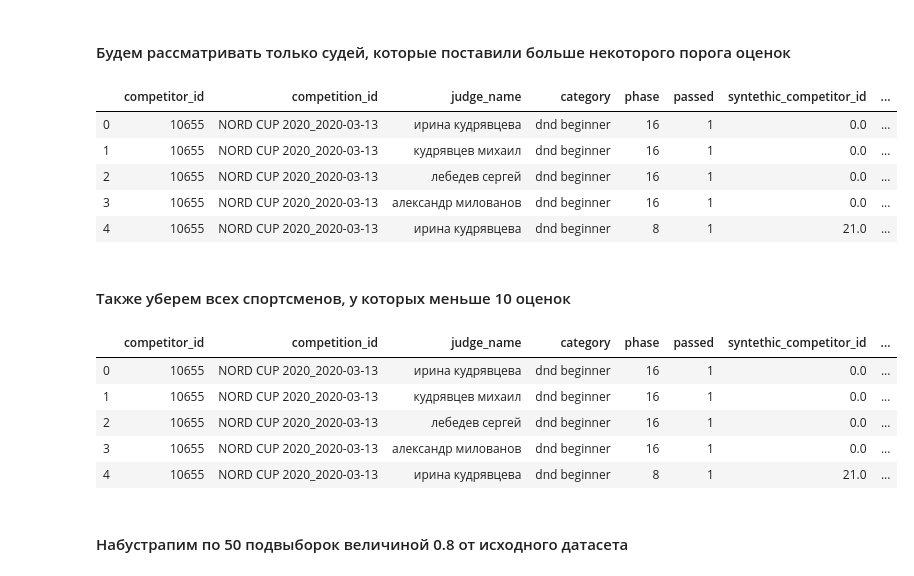
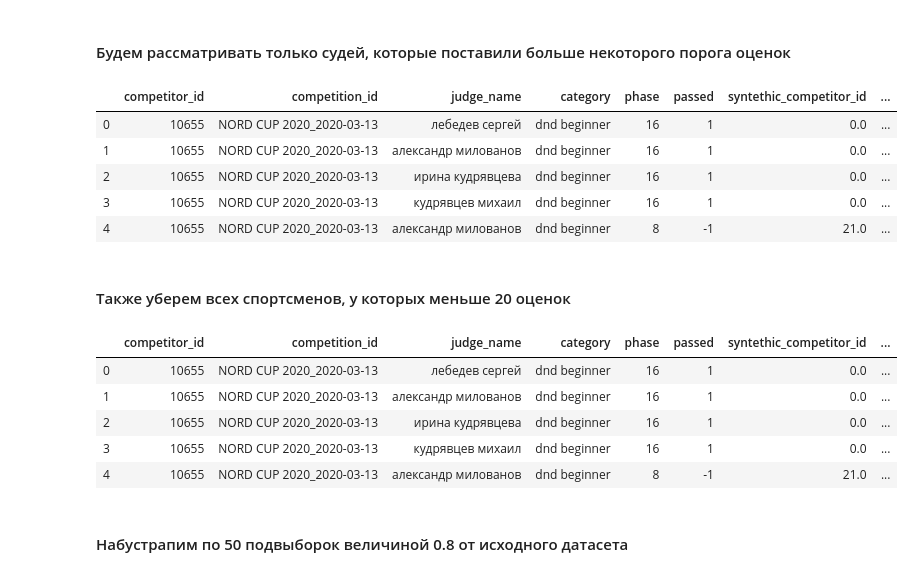
Before and after one commit to SovHustler/hustle-scrape, a Jupyter notebook: dataanalisys/Bootstrapping.ipynb, the cells around one changed output. Saved outputs shown, nothing was run; the diff lists cells and outputs as text; code cells hidden in the pictures.

```diff
--- a/dataanalisys/Bootstrapping.ipynb
+++ b/dataanalisys/Bootstrapping.ipynb
@@ -59,27 +59,27 @@ results.head()
 # %% [markdown]
 #### Будем рассматривать только судей, которые поставили больше некоторого порога оценок
 # %%
-results = pipeline.remove_not_popular_judge_records(results, 500)
+results = pipeline.remove_not_popular_judge_records(results, 1000)
 results.head()
 # %% [output]
 |  | competitor_id | competition_id | judge_name | category | phase | passed | syntethic_competitor_id | ... |
-| 0 | 10655 | NORD CUP 2020_2020-03-13 | ирина кудрявцева | dnd beginner | 16 | 1 | 0.0 | ... |
-| 1 | 10655 | NORD CUP 2020_2020-03-13 | кудрявцев михаил | dnd beginner | 16 | 1 | 0.0 | ... |
-| 2 | 10655 | NORD CUP 2020_2020-03-13 | лебедев сергей | dnd beginner | 16 | 1 | 0.0 | ... |
-| 3 | 10655 | NORD CUP 2020_2020-03-13 | александр милованов | dnd beginner | 16 | 1 | 0.0 | ... |
-| 4 | 10655 | NORD CUP 2020_2020-03-13 | ирина кудрявцева | dnd beginner | 8 | 1 | 21.0 | ... |
+| 0 | 10655 | NORD CUP 2020_2020-03-13 | лебедев сергей | dnd beginner | 16 | 1 | 0.0 | ... |
+| 1 | 10655 | NORD CUP 2020_2020-03-13 | александр милованов | dnd beginner | 16 | 1 | 0.0 | ... |
+| 2 | 10655 | NORD CUP 2020_2020-03-13 | ирина кудрявцева | dnd beginner | 16 | 1 | 0.0 | ... |
+| 3 | 10655 | NORD CUP 2020_2020-03-13 | кудрявцев михаил | dnd beginner | 16 | 1 | 0.0 | ... |
+| 4 | 10655 | NORD CUP 2020_2020-03-13 | александр милованов | dnd beginner | 8 | -1 | 21.0 | ... |
 # %% [markdown]
-#### Также уберем всех спортсменов, у которых меньше 10 оценок
+#### Также уберем всех спортсменов, у которых меньше 20 оценок
 # %%
-results = pipeline.remove_not_popular_judge_records(results, 9)
+results = pipeline.remove_not_popular_judge_records(results, 20)
 results.head()
 # %% [output]
 |  | competitor_id | competition_id | judge_name | category | phase | passed | syntethic_competitor_id | ... |
-| 0 | 10655 | NORD CUP 2020_2020-03-13 | ирина кудрявцева | dnd beginner | 16 | 1 | 0.0 | ... |
-| 1 | 10655 | NORD CUP 2020_2020-03-13 | кудрявцев михаил | dnd beginner | 16 | 1 | 0.0 | ... |
-| 2 | 10655 | NORD CUP 2020_2020-03-13 | лебедев сергей | dnd beginner | 16 | 1 | 0.0 | ... |
-| 3 | 10655 | NORD CUP 2020_2020-03-13 | александр милованов | dnd beginner | 16 | 1 | 0.0 | ... |
-| 4 | 10655 | NORD CUP 2020_2020-03-13 | ирина кудрявцева | dnd beginner | 8 | 1 | 21.0 | ... |
+| 0 | 10655 | NORD CUP 2020_2020-03-13 | лебедев сергей | dnd beginner | 16 | 1 | 0.0 | ... |
+| 1 | 10655 | NORD CUP 2020_2020-03-13 | александр милованов | dnd beginner | 16 | 1 | 0.0 | ... |
+| 2 | 10655 | NORD CUP 2020_2020-03-13 | ирина кудрявцева | dnd beginner | 16 | 1 | 0.0 | ... |
+| 3 | 10655 | NORD CUP 2020_2020-03-13 | кудрявцев михаил | dnd beginner | 16 | 1 | 0.0 | ... |
+| 4 | 10655 | NORD CUP 2020_2020-03-13 | александр милованов | dnd beginner | 8 | -1 | 21.0 | ... |
 # %% [markdown]
 #### Набустрапим по 50 подвыборок величиной 0.8 от исходного датасета
 # %%
```
Also changed, not shown: parts of 6 cells of this notebook, 5 other files.
